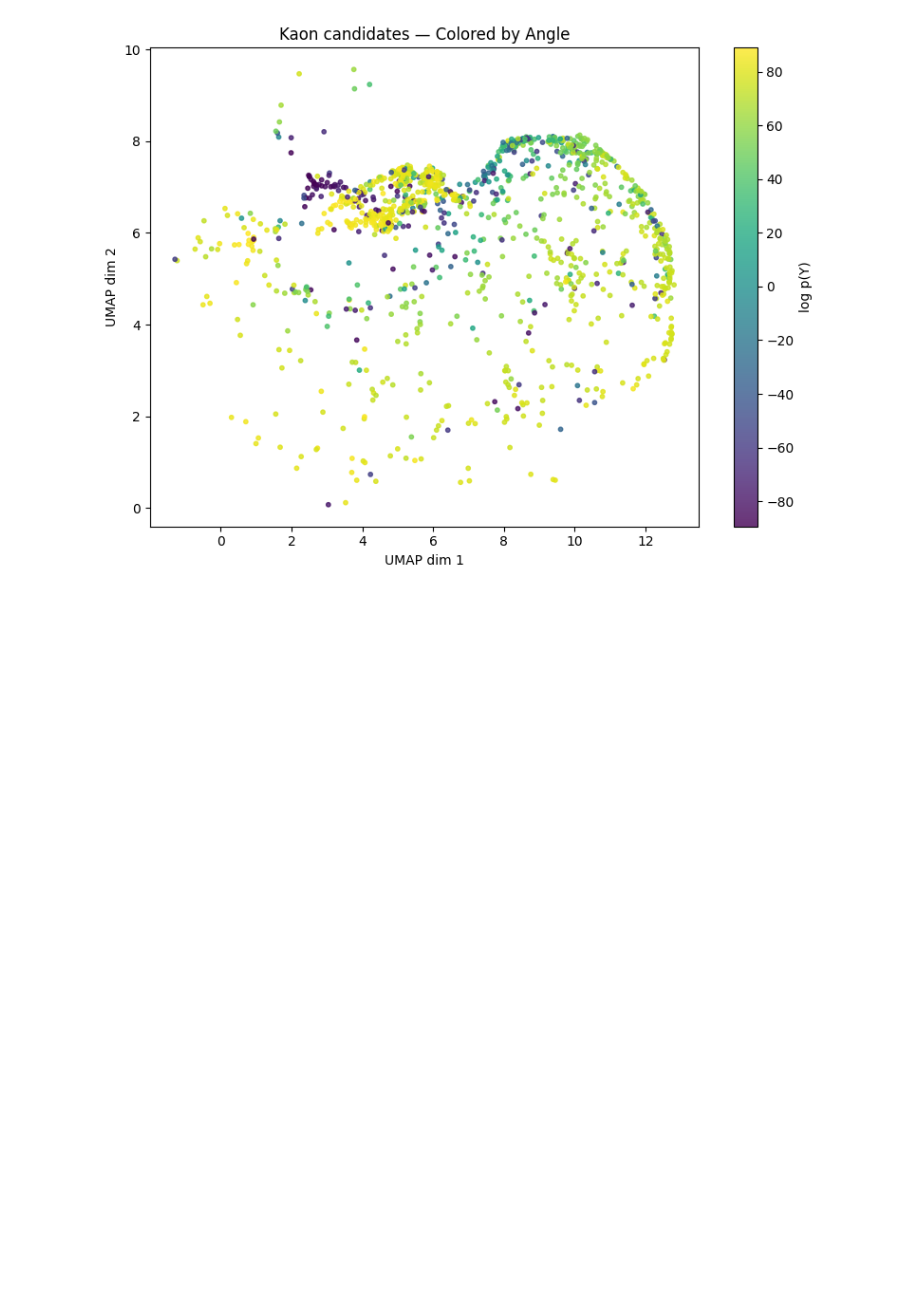
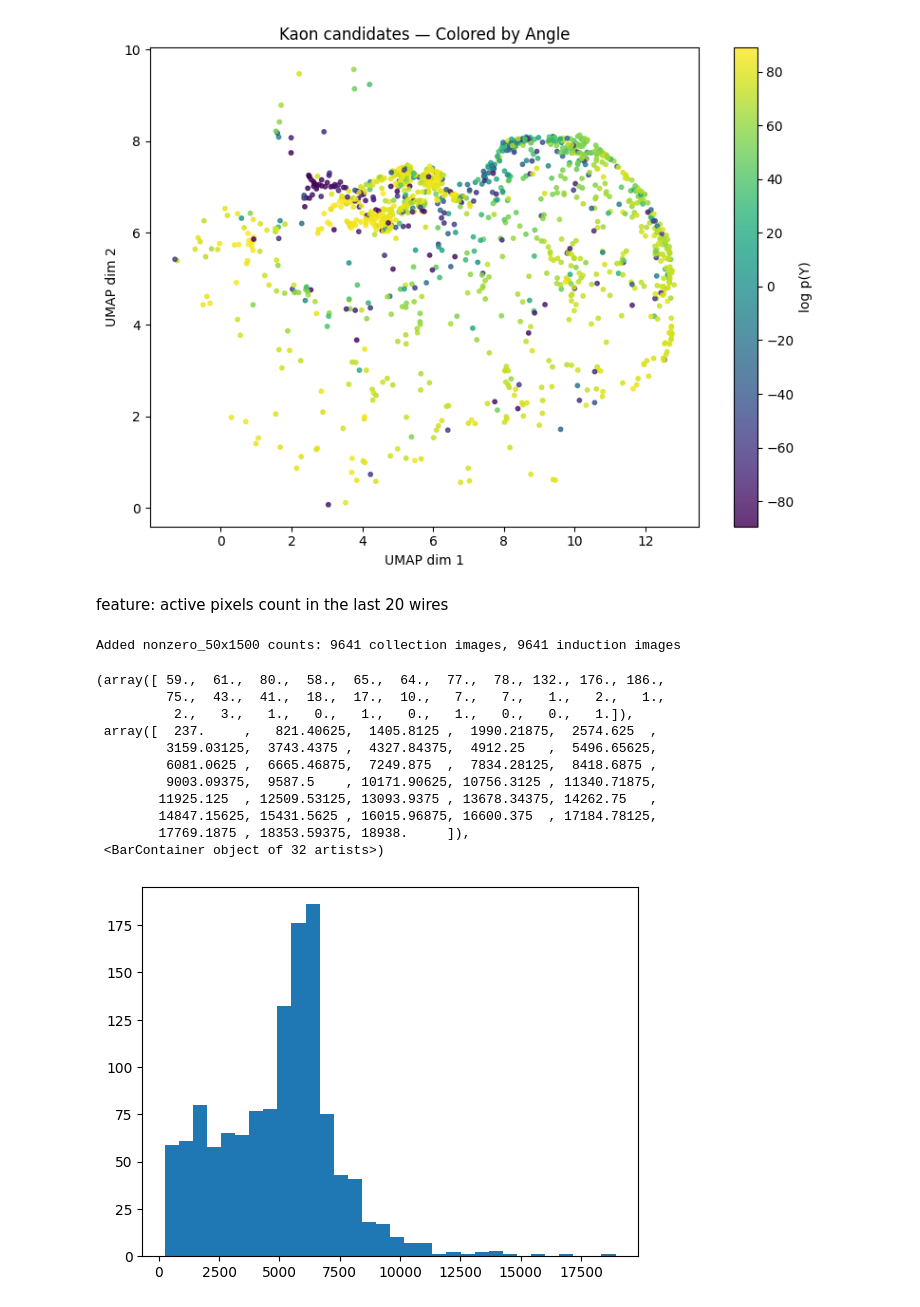
Before and after one commit to mohummudh/proton-deuteron, a Jupyter notebook: kaons/protons-kaons.ipynb, the cells around one changed output. Saved outputs shown, nothing was run; the diff lists cells and outputs as text; code cells hidden in the pictures; blank space fills up the shorter version.

Commit message:
feature: active pixels count in the last wires

```diff
--- a/kaons/protons-kaons.ipynb
+++ b/kaons/protons-kaons.ipynb
@@ -1568,0 +1560,51 @@ ind['thetas'] = compute_angle_change(ind_images, window=5)
+# %% [markdown]
+feature: active pixels count in the last 20 wires
+# %%
+box_height = 100
+box_width = 1500
+
+col_heights = col['height'].to_numpy(dtype=int)
+ind_heights = ind['height'].to_numpy(dtype=int)
+
+col_nonzero_counts = []
+for img, h in zip(images, col_heights):
+    effective_end = min(h, img.shape[0])
+    start_row = max(0, effective_end - box_height)
+    end_row = min(start_row + box_height, img.shape[0])
+    start_row = max(0, end_row - box_height)
+
+    patch = img[start_row:end_row, :box_width]
+    col_nonzero_counts.append(int(np.count_nonzero(patch)))
+
+ind_nonzero_counts = []
+for img, h in zip(ind_images, ind_heights):
+    effective_end = min(h, img.shape[0])
+    start_row = max(0, effective_end - box_height)
+    end_row = min(start_row + box_height, img.shape[0])
+    start_row = max(0, end_row - box_height)
+
+    patch = img[start_row:end_row, :box_width]
+    ind_nonzero_counts.append(int(np.count_nonzero(patch)))
+
+col['nonzero_50x1500'] = col_nonzero_counts
+ind['nonzero_50x1500'] = ind_nonzero_counts
+
+print("Added nonzero_50x1500 counts:", len(col_nonzero_counts), "collection images,", len(ind_nonzero_counts), "induction images")
+# %% [output]
+Added nonzero_50x1500 counts: 9641 collection images, 9641 induction images
+# %%
+plt.hist(col[col['particle_type'] == 'kaon']['nonzero_50x1500'], bins='auto')
+# plt.xlim(0, 8000)
+# %% [output]
+(array([ 59.,  61.,  80.,  58.,  65.,  64.,  77.,  78., 132., 176., 186.,
+         75.,  43.,  41.,  18.,  17.,  10.,   7.,   7.,   1.,   2.,   1.,
+          2.,   3.,   1.,   0.,   1.,   0.,   1.,   0.,   0.,   1.]),
+ array([  237.     ,   821.40625,  1405.8125 ,  1990.21875,  2574.625  ,
+         3159.03125,  3743.4375 ,  4327.84375,  4912.25   ,  5496.65625,
+         6081.0625 ,  6665.46875,  7249.875  ,  7834.28125,  8418.6875 ,
+         9003.09375,  9587.5    , 10171.90625, 10756.3125 , 11340.71875,
+        11925.125  , 12509.53125, 13093.9375 , 13678.34375, 14262.75   ,
+        14847.15625, 15431.5625 , 16015.96875, 16600.375  , 17184.78125,
+        17769.1875 , 18353.59375, 18938.     ]),
+ <BarContainer object of 32 artists>)
+[figure, added]
```
Also changed, not shown: parts of 12 cells of this notebook.
